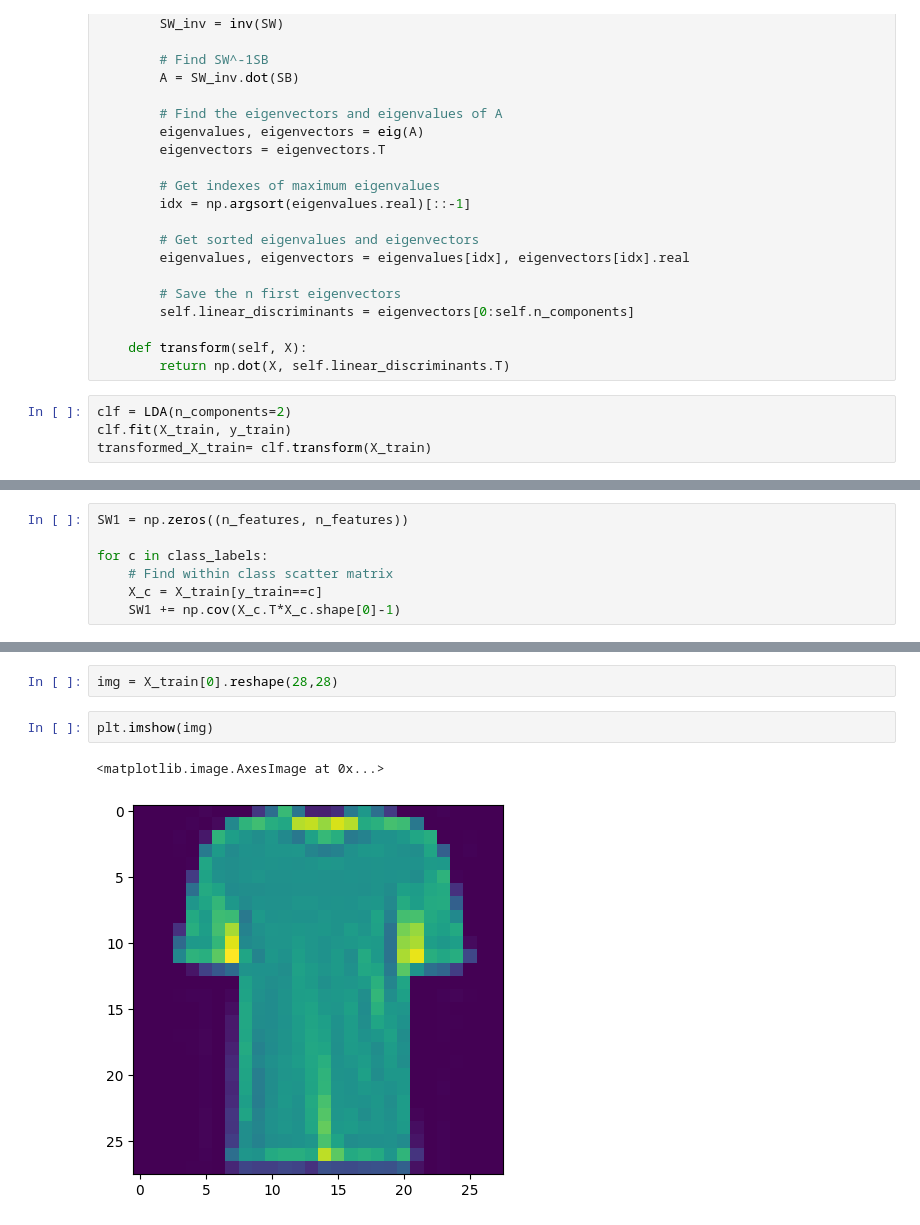
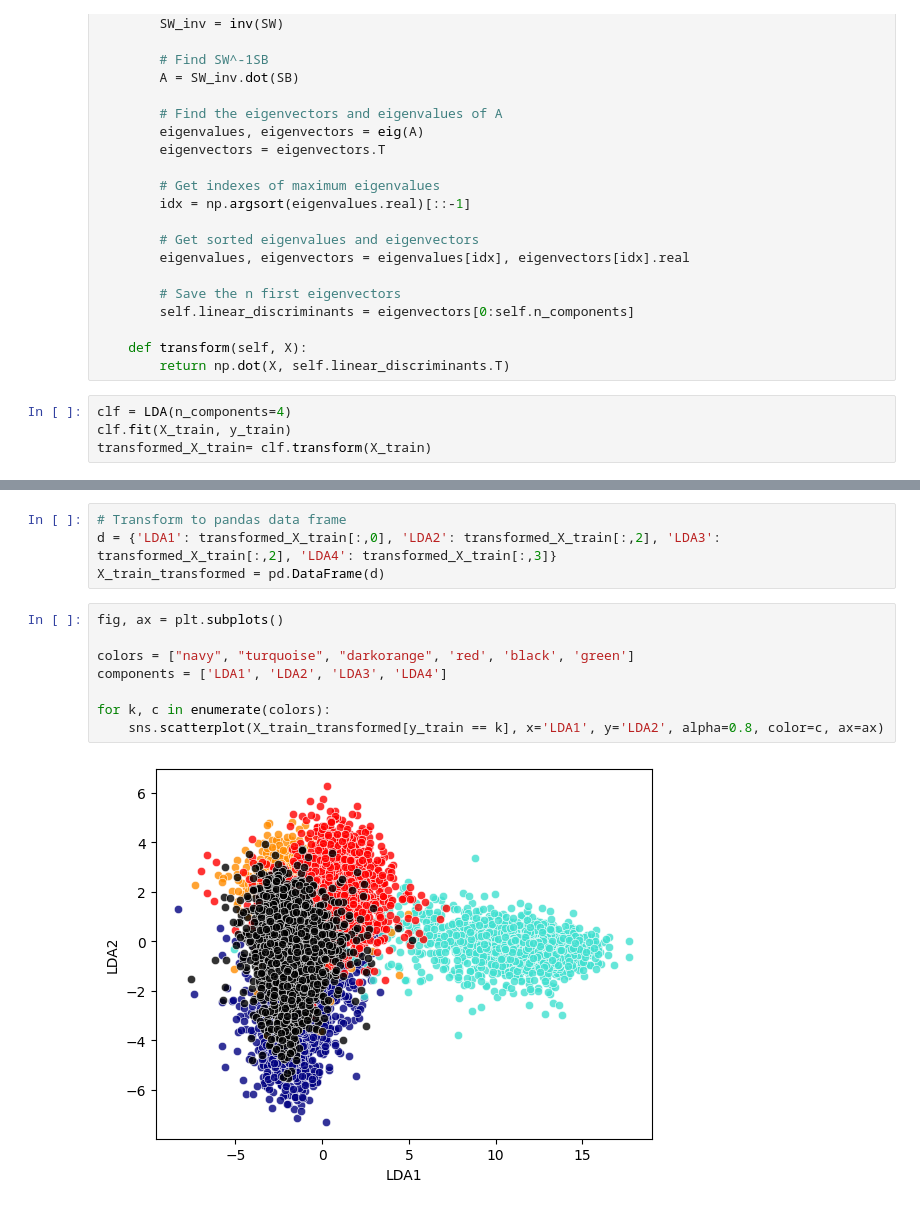
Before and after one commit to julielhagen/Clothing_classification-, a Jupyter notebook: LDA.ipynb, the cells around one changed output, grey strips where cells are left out. Saved outputs shown, nothing was run; the diff lists cells and outputs as text.

```diff
--- a/LDA.ipynb
+++ b/LDA.ipynb
@@ -66,6 +69,6 @@ class LDA():
     def transform(self, X):
         return np.dot(X, self.linear_discriminants.T)
 # %%
-clf = LDA(n_components=2)
+clf = LDA(n_components=4)
 clf.fit(X_train, y_train)
 transformed_X_train= clf.transform(X_train)
@@ -162,7 +74,0 @@ eigenvalues[5]
-# %%
-SW1 = np.zeros((n_features, n_features))
-
-for c in class_labels:
-    # Find within class scatter matrix
-    X_c = X_train[y_train==c]
-    SW1 += np.cov(X_c.T*X_c.shape[0]-1)
@@ -207,7 +75,14 @@ array([[1.53264160e-01, 1.52203957e-01, 1.51555939e-01, ...,
-# %%
-img = X_train[0].reshape(28,28)
-# %%
-plt.imshow(img)
-# %% [output]
-<matplotlib.image.AxesImage at 0x...>
-[figure, removed]
+# %%
+# Transform to pandas data frame
+d = {'LDA1': transformed_X_train[:,0], 'LDA2': transformed_X_train[:,2], 'LDA3': transformed_X_train[:,2], 'LDA4': transformed_X_train[:,3]}
+X_train_transformed = pd.DataFrame(d)
+# %%
+fig, ax = plt.subplots()
+
+colors = ["navy", "turquoise", "darkorange", 'red', 'black', 'green']
+components = ['LDA1', 'LDA2', 'LDA3', 'LDA4']
+
+for k, c in enumerate(colors):
+    sns.scatterplot(X_train_transformed[y_train == k], x='LDA1', y='LDA2', alpha=0.8, color=c, ax=ax)
+# %% [output]
+[figure, added]
```
Also changed, not shown: parts of 13 cells of this notebook.
